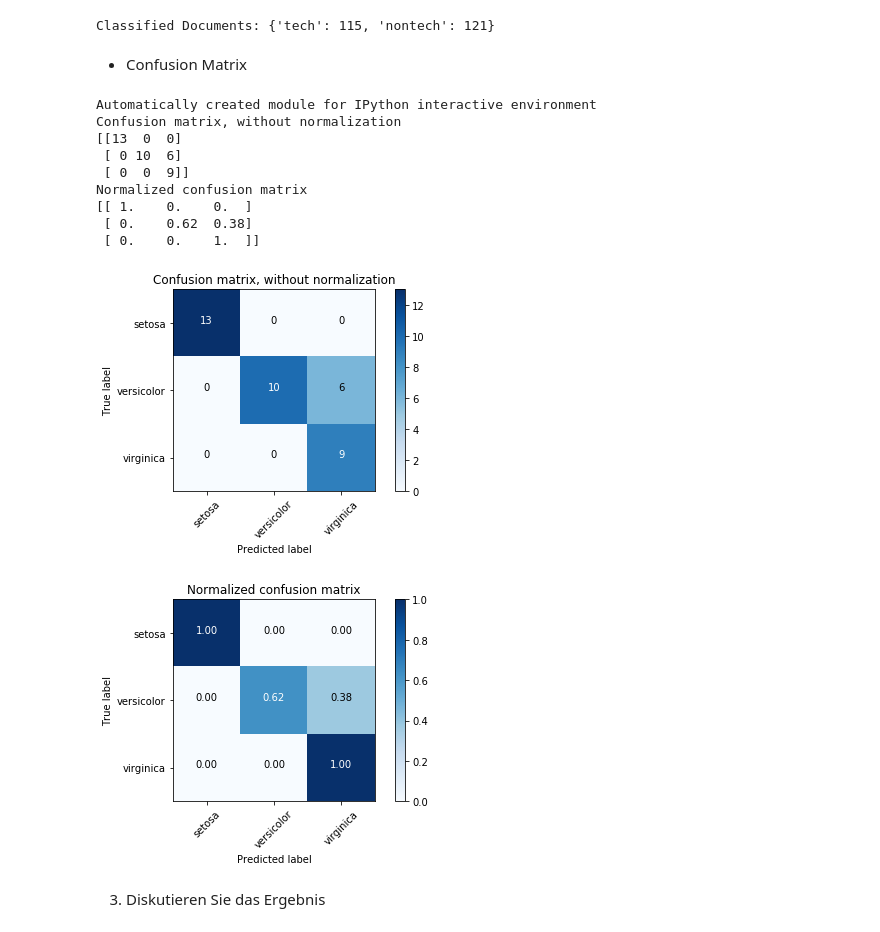
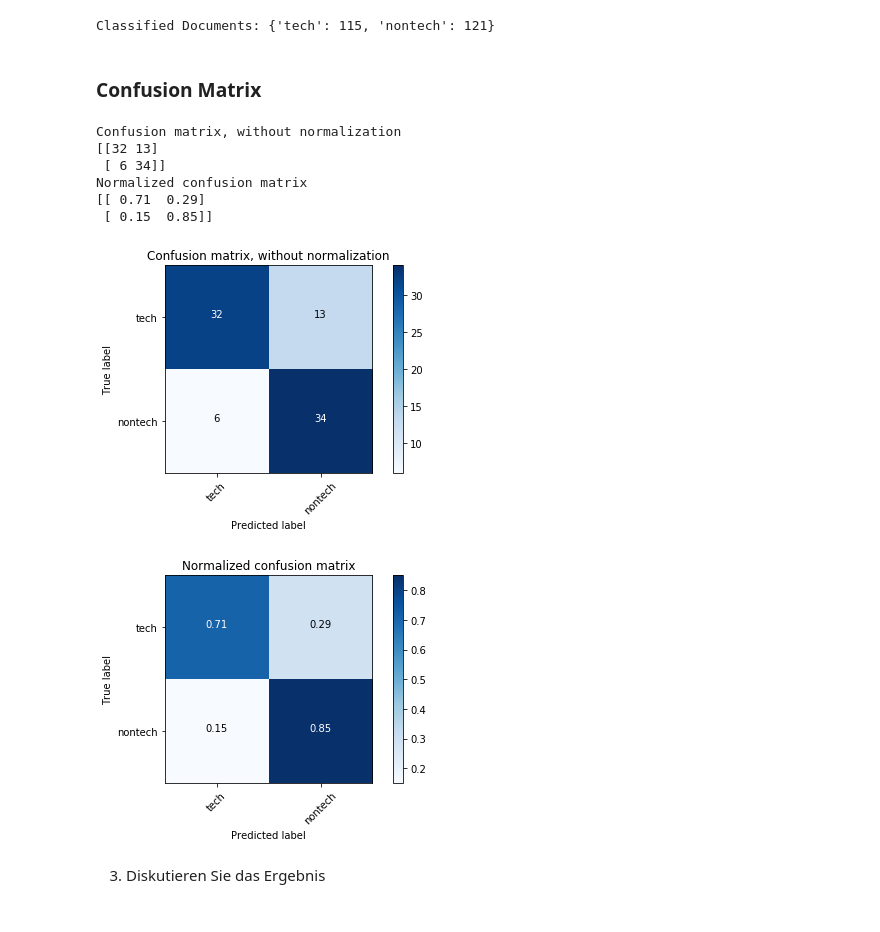
Before and after one commit to danielrotaermel/data-mining, a Jupyter notebook: VersuchDocumentClassification.ipynb, the cells around one changed output. Cells and saved outputs as stored; diff of their text form; code cells hidden in the pictures.

Commit message:
savepoint confusion matrix

```diff
--- a/VersuchDocumentClassification.ipynb
+++ b/VersuchDocumentClassification.ipynb
@@ -518,12 +520,12 @@ result: tech -> {'tech': 5.8668294964869796e-21, 'nontech': 3.412458284901765e-2
 klassifiziert werden. Gehen Sie davon aus, dass alle Nachrichten von [http://rss.golem.de/rss.php?r=sw&feed=RSS0.91](http://rss.golem.de/rss.php?r=sw&feed=RSS0.91) tatsächlich von der Kategorie _Tech_ sind und alle Nachrichten von den beiden anderen Servern in der Liste _test_ von der Kategorie _NonTech_ sind. Bestimmen Sie die _Konfusionsmatrix_ und die _Accuracy_ sowie für beide Klassen _Precision, Recall_ und _F1-Score_. Diese Qualitätsmetriken sind z.B. in [NLP Vorlesung Document Classification](https://www.mi.hdm-stuttgart.de/mib/studium/intern/skripteserver/skripte/NaturalLanguageProcessing/WS1415/03TextClassification.pdf) definiert.</li>
 </ol>
 # %%
-testRssfeedsCopy = testRssfeeds.copy()
+originatedTestRssfeeds = testRssfeeds.copy()
 
 # set tech where source is http://rss.golem.de/rss.php?r=sw&feed=RSS0.91
-testRssfeedsCopy.loc[testRssfeeds.source=='http://rss.golem.de/rss.php?r=sw&feed=RSS0.91','label'] = 'tech'
+originatedTestRssfeeds.loc[testRssfeeds.source=='http://rss.golem.de/rss.php?r=sw&feed=RSS0.91','label'] = 'tech'
 # set nontech where source is not http://rss.golem.de/rss.php?r=sw&feed=RSS0.91
-testRssfeedsCopy.loc[testRssfeeds.source!='http://rss.golem.de/rss.php?r=sw&feed=RSS0.91','label'] = 'nontech'
+originatedTestRssfeeds.loc[testRssfeeds.source!='http://rss.golem.de/rss.php?r=sw&feed=RSS0.91','label'] = 'nontech'
 
 #classify test documents
 for index, row in testRssfeeds.iterrows():
@@ -535,10 +537,8 @@ print '\nClassified Documents:', to_dict(rssC.cc)
 # %% [output]
 Classified Documents: {'tech': 115, 'nontech': 121}
 # %% [markdown]
-* Confusion Matrix
+### Confusion Matrix
 # %%
-print(__doc__)
-
 import itertools
 import numpy as np
 import matplotlib.pyplot as plt
@@ -546,21 +546,6 @@ import matplotlib.pyplot as plt
 from sklearn import svm, datasets
 from sklearn.model_selection import train_test_split
 from sklearn.metrics import confusion_matrix
-
-# import some data to play with
-iris = datasets.load_iris()
-X = iris.data
-y = iris.target
-class_names = iris.target_names
-
-# Split the data into a training set and a test set
-X_train, X_test, y_train, y_test = train_test_split(X, y, random_state=0)
-
-# Run classifier, using a model that is too regularized (C too low) to see
-# the impact on the results
-classifier = svm.SVC(kernel='linear', C=0.01)
-y_pred = classifier.fit(X_train, y_train).predict(X_test)
-
 
 def plot_confusion_matrix(cm, classes,
                           normalize=False,
@@ -595,34 +580,30 @@ def plot_confusion_matrix(cm, classes,
     plt.tight_layout()
     plt.ylabel('True label')
     plt.xlabel('Predicted label')
-
-# Compute confusion matrix
-cnf_matrix = confusion_matrix(y_test, y_pred)
-np.set_printoptions(precision=2)
-
-# Plot non-normalized confusion matrix
-plt.figure()
-plot_confusion_matrix(cnf_matrix, classes=class_names,
-                      title='Confusion matrix, without normalization')
-
-# Plot normalized confusion matrix
-plt.figure()
-plot_confusion_matrix(cnf_matrix, classes=class_names, normalize=True,
-                      title='Normalized confusion matrix')
-
-plt.show()
-# %% [output]
-Automatically created module for IPython interactive environment
-Confusion matrix, without normalization
-[[13  0  0]
- [ 0 10  6]
- [ 0  0  9]]
-Normalized confusion matrix
-[[ 1.    0.    0.  ]
- [ 0.    0.62  0.38]
- [ 0.    0.    1.  ]]
-[figure, removed]
-[figure, removed]
+# %%
+# Compute confusion matrix
+cnf_matrix = confusion_matrix(originatedTestRssfeeds['label'], testRssfeeds['label'])
+
+# Plot non-normalized confusion matrix
+plt.figure()
+plot_confusion_matrix(cnf_matrix, classes=rssC.cc.keys(),
+                      title='Confusion matrix, without normalization')
+
+# Plot normalized confusion matrix
+plt.figure()
+plot_confusion_matrix(cnf_matrix, classes=rssC.cc.keys(), normalize=True,
+                      title='Normalized confusion matrix')
+
+plt.show()
+# %% [output]
+Confusion matrix, without normalization
+[[32 13]
+ [ 6 34]]
+Normalized confusion matrix
+[[ 0.71  0.29]
+ [ 0.15  0.85]]
+[figure, added]
+[figure, added]
 # %% [markdown]
 <ol start="3">
 <li>Diskutieren Sie das Ergebnis</li>
```
Also changed, not shown: parts of 2 cells of this notebook.
